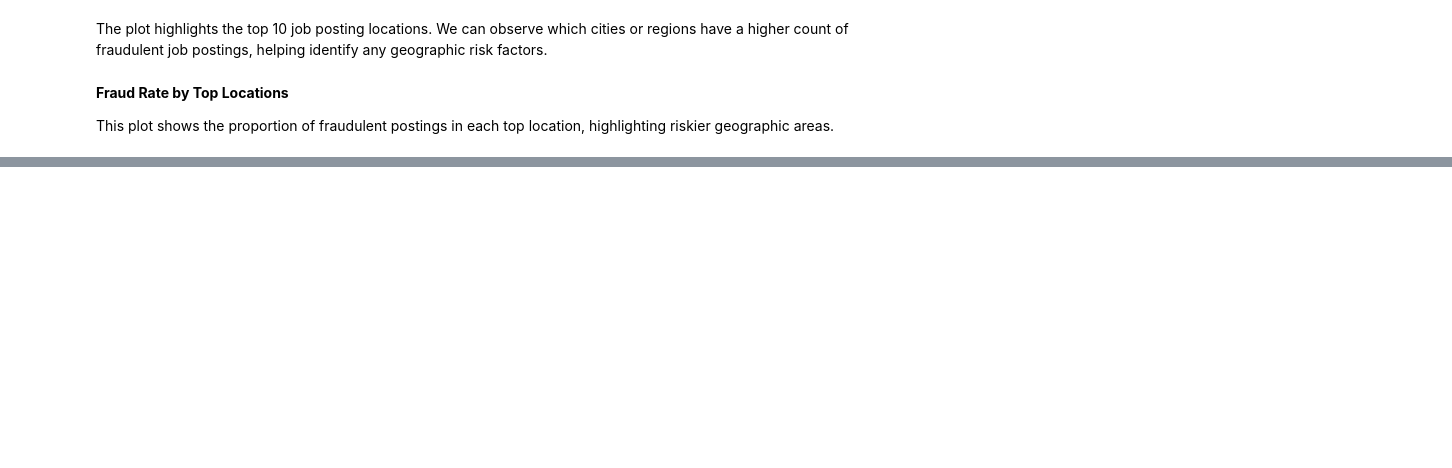
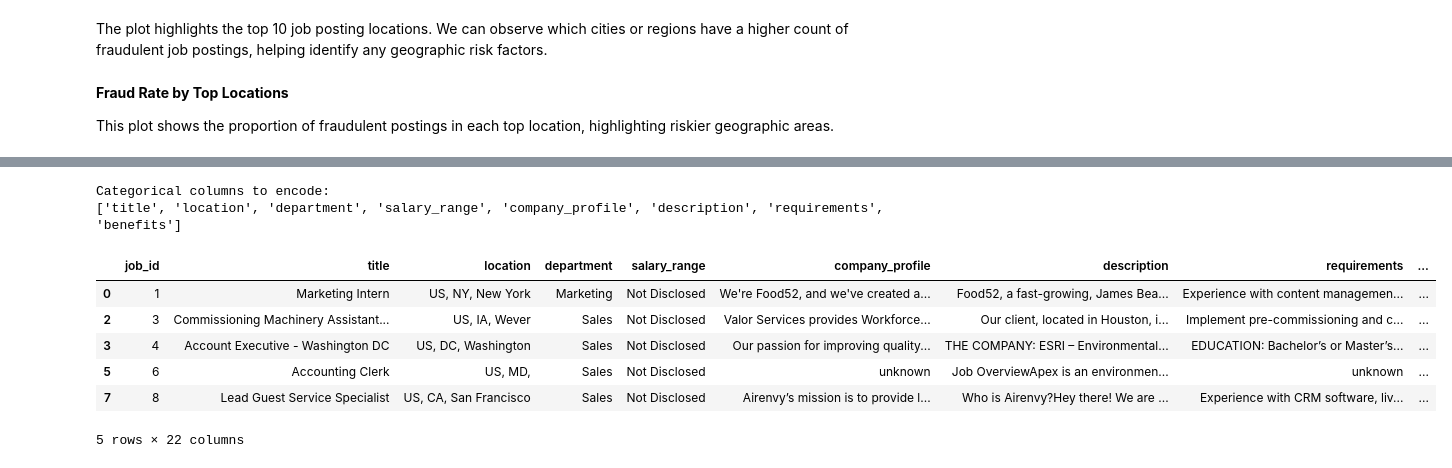
Before and after one commit to Phanelah/fake-job-postings-classification, a Jupyter notebook: notebooks/index.ipynb, the cells around one changed output, grey strips where cells are left out. Saved outputs shown, nothing was run; the diff lists cells and outputs as text; code cells hidden in the pictures; blank space fills up the shorter version.

Commit message:
Cleaned and encoded dataset + baseline modeling setup

```diff
--- a/notebooks/index.ipynb
+++ b/notebooks/index.ipynb
@@ -466,0 +512,28 @@ plt.show()
+# %%
+categorical_columns = df.select_dtypes(include='object').columns.tolist()
+
+print("Categorical columns to encode:")
+print(categorical_columns)
+# %% [output]
+Categorical columns to encode:
+['title', 'location', 'department', 'salary_range', 'company_profile', 'description', 'requirements', 'benefits']
+# %%
+from sklearn.preprocessing import LabelEncoder
+
+# List of categorical features we plan to use
+categorical_columns = ['employment_type', 'required_experience', 'required_education', 'industry', 'function']
+
+# Label encode them
+le = LabelEncoder()
+for col in categorical_columns:
+    df[col] = le.fit_transform(df[col])
+# %%
+df.head()
+# %% [output]
+|  | job_id | title | location | department | salary_range | company_profile | description | requirements | ... |
+| 0 | 1 | Marketing Intern | US, NY, New York | Marketing | Not Disclosed | We're Food52, and we've created a... | Food52, a fast-growing, James Bea... | Experience with content managemen... | ... |
+| 2 | 3 | Commissioning Machinery Assistant... | US, IA, Wever | Sales | Not Disclosed | Valor Services provides Workforce... | Our client, located in Houston, i... | Implement pre-commissioning and c... | ... |
+| 3 | 4 | Account Executive - Washington DC | US, DC, Washington | Sales | Not Disclosed | Our passion for improving quality... | THE COMPANY: ESRI – Environmental... | EDUCATION: Bachelor’s or Master’s... | ... |
+| 5 | 6 | Accounting Clerk | US, MD, | Sales | Not Disclosed | unknown | Job OverviewApex is an environmen... | unknown | ... |
+| 7 | 8 | Lead Guest Service Specialist | US, CA, San Francisco | Sales | Not Disclosed | Airenvy’s mission is to provide l... | Who is Airenvy?Hey there! We are ... | Experience with CRM software, liv... | ... |
+5 rows × 22 columns
```
Also changed, not shown: parts of 11 cells of this notebook, 7 other files.
